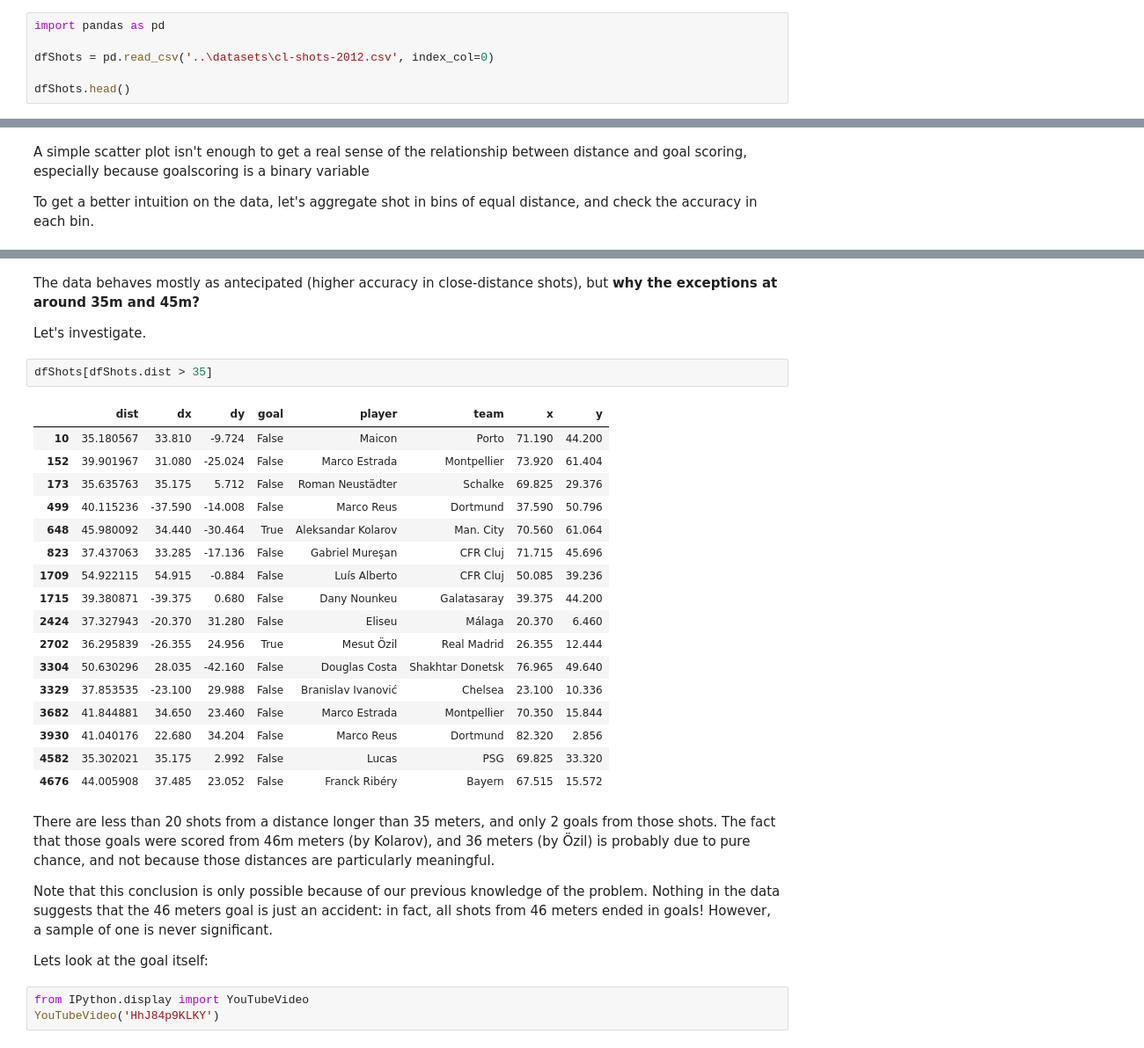
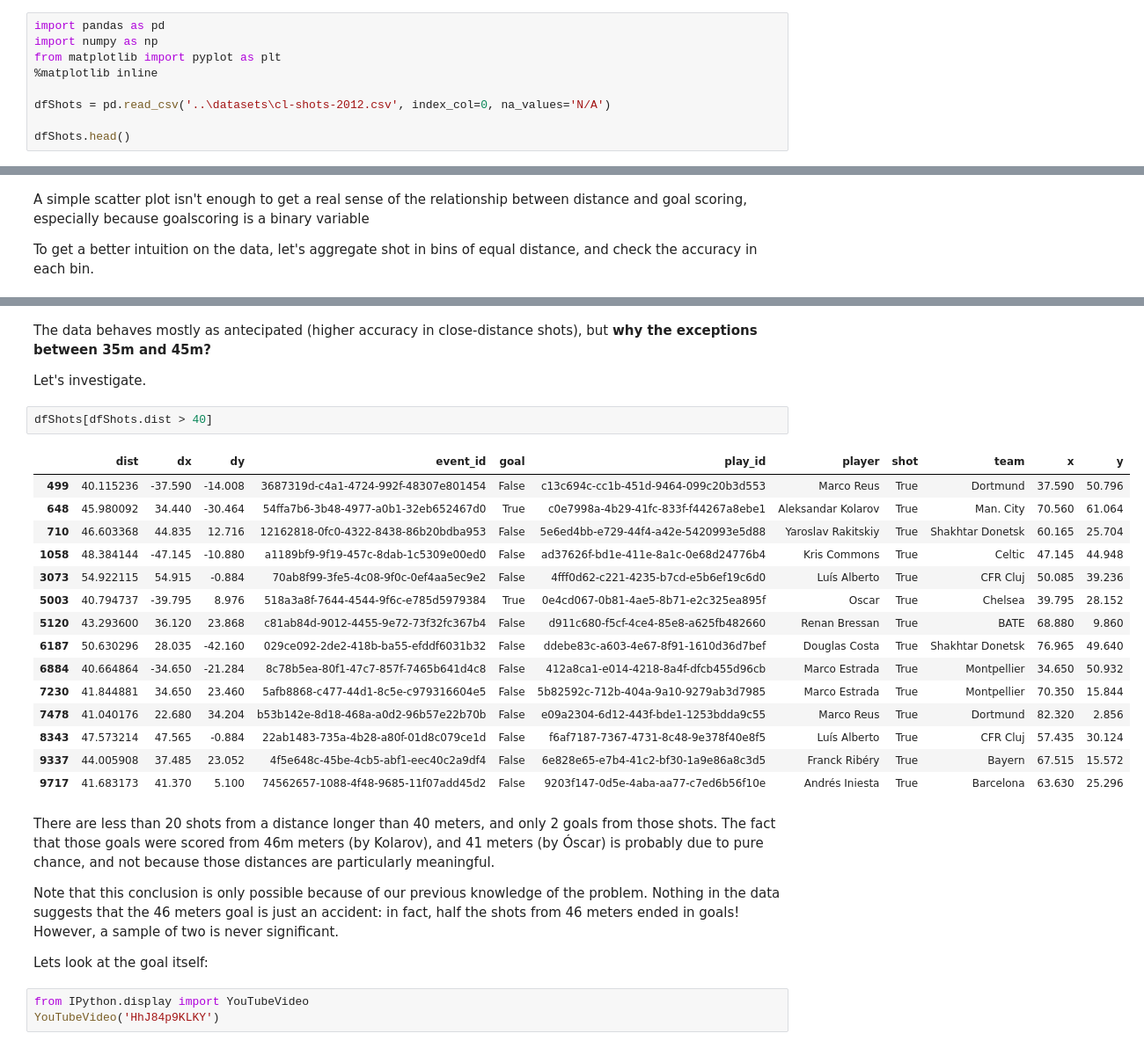
Before and after one commit to rjtavares/football-crunching, a Jupyter notebook: notebooks/how likely is it to score from 45 meters.ipynb, the cells around one changed output, grey strips where cells are left out. Shown at 88% size. Cells and saved outputs as stored; diff of their text form.

```diff
--- a/notebooks/how likely is it to score from 45 meters.ipynb
+++ b/notebooks/how likely is it to score from 45 meters.ipynb
@@ -33,8 +40,11 @@ Enough talk already, let's get down to business:
 Let's start by importing pandas, loading the dataset and inspecting the data.
 # %%
 import pandas as pd
+import numpy as np
+from matplotlib import pyplot as plt
+%matplotlib inline
 
-dfShots = pd.read_csv('..\datasets\cl-shots-2012.csv', index_col=0)
+dfShots = pd.read_csv('..\datasets\cl-shots-2012.csv', index_col=0, na_values='N/A')
 
 dfShots.head()
 # %% [output]
@@ -81,31 +91,29 @@ plt.xlabel('distance (m)')
 # %% [markdown]
-The data behaves mostly as antecipated (higher accuracy in close-distance shots), but **why the exceptions at around 35m and 45m?**
+The data behaves mostly as antecipated (higher accuracy in close-distance shots), but **why the exceptions between 35m and 45m?**
 
 Let's investigate.
 # %%
-dfShots[dfShots.dist > 35]
+dfShots[dfShots.dist > 40]
 # %% [output]
-|  | dist | dx | dy | goal | player | team | x | y |
-| 10 | 35.180567 | 33.810 | -9.724 | False | Maicon | Porto | 71.190 | 44.200 |
-| 152 | 39.901967 | 31.080 | -25.024 | False | Marco Estrada | Montpellier | 73.920 | 61.404 |
-| 173 | 35.635763 | 35.175 | 5.712 | False | Roman Neustädter | Schalke | 69.825 | 29.376 |
-| 499 | 40.115236 | -37.590 | -14.008 | False | Marco Reus | Dortmund | 37.590 | 50.796 |
-| 648 | 45.980092 | 34.440 | -30.464 | True | Aleksandar Kolarov | Man. City | 70.560 | 61.064 |
-| 823 | 37.437063 | 33.285 | -17.136 | False | Gabriel Mureşan | CFR Cluj | 71.715 | 45.696 |
-| 1709 | 54.922115 | 54.915 | -0.884 | False | Luís Alberto | CFR Cluj | 50.085 | 39.236 |
-| 1715 | 39.380871 | -39.375 | 0.680 | False | Dany Nounkeu | Galatasaray | 39.375 | 44.200 |
-| 2424 | 37.327943 | -20.370 | 31.280 | False | Eliseu | Málaga | 20.370 | 6.460 |
-| 2702 | 36.295839 | -26.355 | 24.956 | True | Mesut Özil | Real Madrid | 26.355 | 12.444 |
-| 3304 | 50.630296 | 28.035 | -42.160 | False | Douglas Costa | Shakhtar Donetsk | 76.965 | 49.640 |
-| 3329 | 37.853535 | -23.100 | 29.988 | False | Branislav Ivanović | Chelsea | 23.100 | 10.336 |
-| 3682 | 41.844881 | 34.650 | 23.460 | False | Marco Estrada | Montpellier | 70.350 | 15.844 |
-| 3930 | 41.040176 | 22.680 | 34.204 | False | Marco Reus | Dortmund | 82.320 | 2.856 |
-| 4582 | 35.302021 | 35.175 | 2.992 | False | Lucas | PSG | 69.825 | 33.320 |
-| 4676 | 44.005908 | 37.485 | 23.052 | False | Franck Ribéry | Bayern | 67.515 | 15.572 |
+|  | dist | dx | dy | event_id | goal | play_id | player | shot | team | x | y |
+| 499 | 40.115236 | -37.590 | -14.008 | 3687319d-c4a1-4724-992f-48307e801454 | False | c13c694c-cc1b-451d-9464-099c20b3d553 | Marco Reus | True | Dortmund | 37.590 | 50.796 |
+| 648 | 45.980092 | 34.440 | -30.464 | 54ffa7b6-3b48-4977-a0b1-32eb652467d0 | True | c0e7998a-4b29-41fc-833f-f44267a8ebe1 | Aleksandar Kolarov | True | Man. City | 70.560 | 61.064 |
+| 710 | 46.603368 | 44.835 | 12.716 | 12162818-0fc0-4322-8438-86b20bdba953 | False | 5e6ed4bb-e729-44f4-a42e-5420993e5d88 | Yaroslav Rakitskiy | True | Shakhtar Donetsk | 60.165 | 25.704 |
+| 1058 | 48.384144 | -47.145 | -10.880 | a1189bf9-9f19-457c-8dab-1c5309e00ed0 | False | ad37626f-bd1e-411e-8a1c-0e68d24776b4 | Kris Commons | True | Celtic | 47.145 | 44.948 |
+| 3073 | 54.922115 | 54.915 | -0.884 | 70ab8f99-3fe5-4c08-9f0c-0ef4aa5ec9e2 | False | 4fff0d62-c221-4235-b7cd-e5b6ef19c6d0 | Luís Alberto | True | CFR Cluj | 50.085 | 39.236 |
+| 5003 | 40.794737 | -39.795 | 8.976 | 518a3a8f-7644-4544-9f6c-e785d5979384 | True | 0e4cd067-0b81-4ae5-8b71-e2c325ea895f | Oscar | True | Chelsea | 39.795 | 28.152 |
+| 5120 | 43.293600 | 36.120 | 23.868 | c81ab84d-9012-4455-9e72-73f32fc367b4 | False | d911c680-f5cf-4ce4-85e8-a625fb482660 | Renan Bressan | True | BATE | 68.880 | 9.860 |
+| 6187 | 50.630296 | 28.035 | -42.160 | 029ce092-2de2-418b-ba55-efddf6031b32 | False | ddebe83c-a603-4e67-8f91-1610d36d7bef | Douglas Costa | True | Shakhtar Donetsk | 76.965 | 49.640 |
+| 6884 | 40.664864 | -34.650 | -21.284 | 8c78b5ea-80f1-47c7-857f-7465b641d4c8 | False | 412a8ca1-e014-4218-8a4f-dfcb455d96cb | Marco Estrada | True | Montpellier | 34.650 | 50.932 |
+| 7230 | 41.844881 | 34.650 | 23.460 | 5afb8868-c477-44d1-8c5e-c979316604e5 | False | 5b82592c-712b-404a-9a10-9279ab3d7985 | Marco Estrada | True | Montpellier | 70.350 | 15.844 |
+| 7478 | 41.040176 | 22.680 | 34.204 | b53b142e-8d18-468a-a0d2-96b57e22b70b | False | e09a2304-6d12-443f-bde1-1253bdda9c55 | Marco Reus | True | Dortmund | 82.320 | 2.856 |
+| 8343 | 47.573214 | 47.565 | -0.884 | 22ab1483-735a-4b28-a80f-01d8c079ce1d | False | f6af7187-7367-4731-8c48-9e378f40e8f5 | Luís Alberto | True | CFR Cluj | 57.435 | 30.124 |
+| 9337 | 44.005908 | 37.485 | 23.052 | 4f5e648c-45be-4cb5-abf1-eec40c2a9df4 | False | 6e828e65-e7b4-41c2-bf30-1a9e86a8c3d5 | Franck Ribéry | True | Bayern | 67.515 | 15.572 |
+| 9717 | 41.683173 | 41.370 | 5.100 | 74562657-1088-4f48-9685-11f07add45d2 | False | 9203f147-0d5e-4aba-aa77-c7ed6b56f10e | Andrés Iniesta | True | Barcelona | 63.630 | 25.296 |
 # %% [markdown]
-There are less than 20 shots from a distance longer than 35 meters, and only 2 goals from those shots. The fact that those goals were scored from 46m meters (by Kolarov), and 36 meters (by Özil) is probably due to pure chance, and not because those distances are particularly meaningful.
+There are less than 20 shots from a distance longer than 40 meters, and only 2 goals from those shots. The fact that those goals were scored from 46m meters (by Kolarov), and 41 meters (by Óscar) is probably due to pure chance, and not because those distances are particularly meaningful.
 
-Note that this conclusion is only possible because of our previous knowledge of the problem. Nothing in the data suggests that the 46 meters goal is just an accident: in fact, all shots from 46 meters ended in goals! However, a sample of one is never significant.
+Note that this conclusion is only possible because of our previous knowledge of the problem. Nothing in the data suggests that the 46 meters goal is just an accident: in fact, half the shots from 46 meters ended in goals! However, a sample of two is never significant.
 
 Lets look at the goal itself:
 # %%
```
Also changed, not shown: parts of 10 cells of this notebook, 1 other file.
